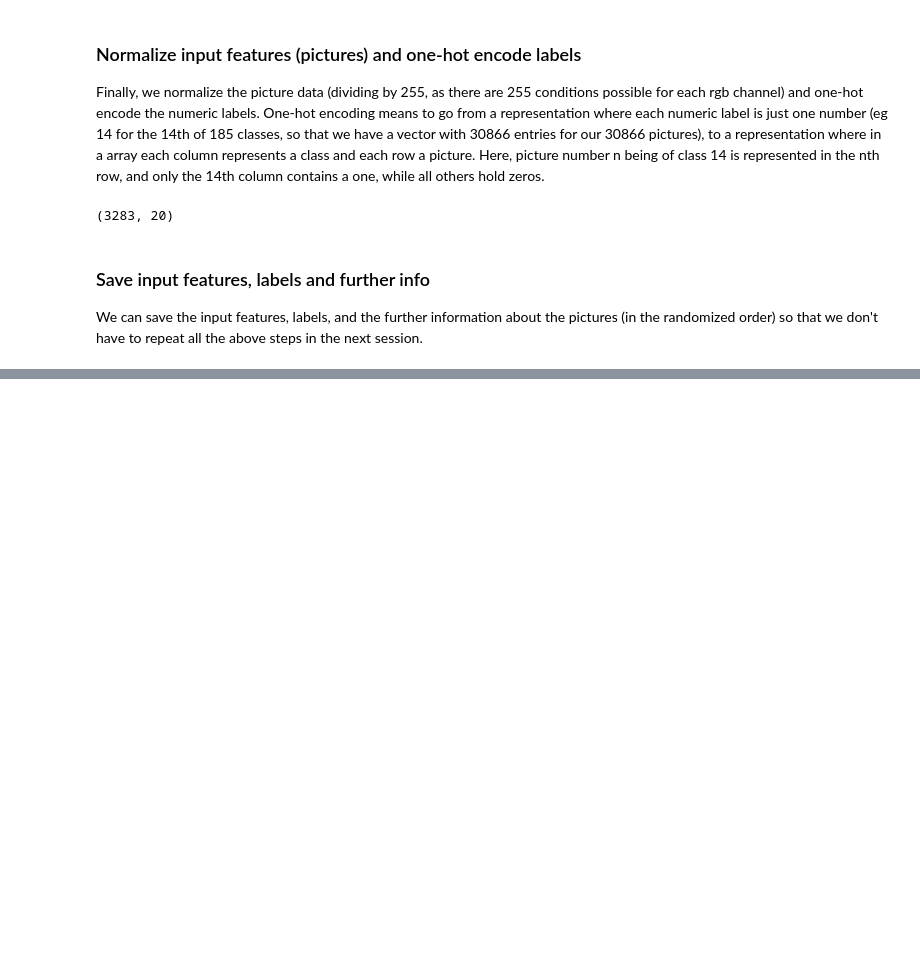
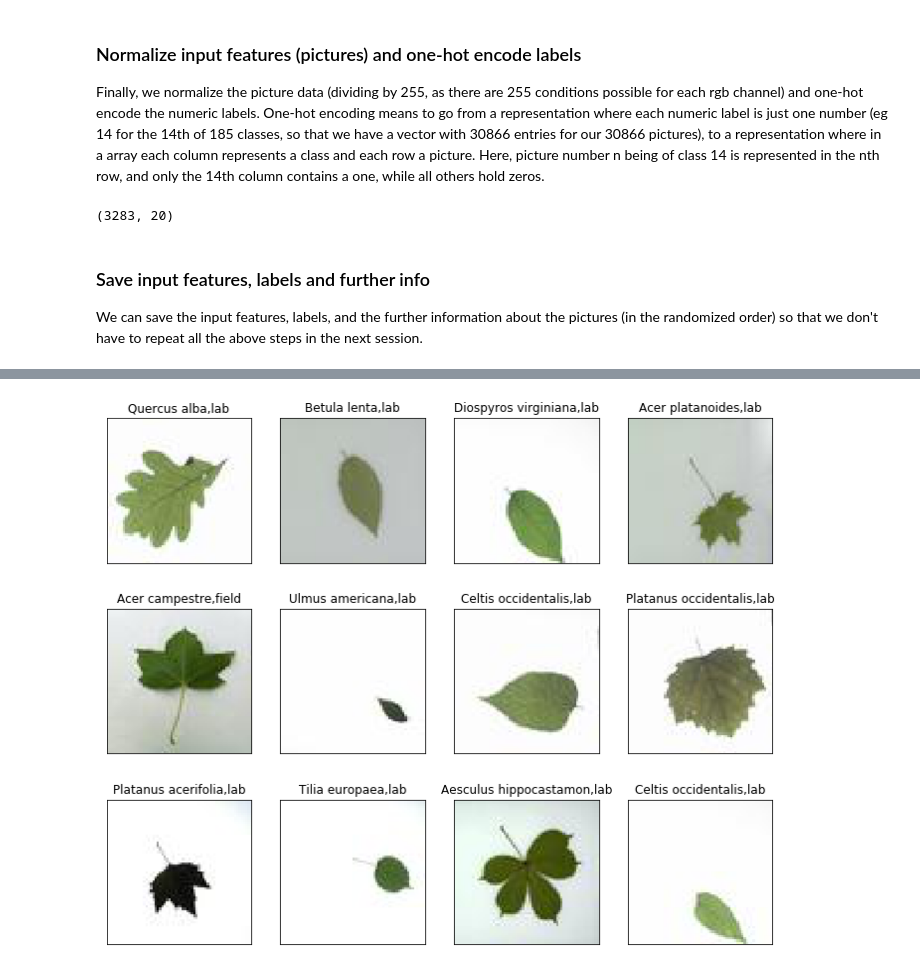
Before and after one commit to NLeSC/XAI, a Jupyter notebook: Software/LeafSnapDemo/Data_preparation.ipynb, the cells around one changed output, grey strips where cells are left out. Cells and saved outputs as stored; diff of their text form; code cells hidden in the pictures; blank space fills up the shorter version.

Commit message:
issue #66: data visualization

```diff
--- a/Software/LeafSnapDemo/Data_preparation.ipynb
+++ b/Software/LeafSnapDemo/Data_preparation.ipynb
@@ -214,7 +216,7 @@ We can save the input features, labels, and the further information about the pi
 # %%
 images_fname = os.path.join(original_data_path, "images.npz")
 labels_fname = os.path.join(original_data_path, "labels.npz")
-info_fname = os.path.join(original_data_path, "leafsnap-dataset-20subset-images-enhanced-randomized.txt")
-np.savez(images_fname, images)
-np.savez(labels_fname, labels_one_hot)
-img_info_rand.to_csv(info_fname, index=False)
+info_fname_rand = os.path.join(original_data_path, "leafsnap-dataset-20subset-images-enhanced-randomized.txt")
+np.savez(images_fname, images=images)
+np.savez(labels_fname, labels_one_hot=labels_one_hot)
+img_info_rand.to_csv(info_fname_rand, index=False)
@@ -220,0 +225,13 @@ img_info_rand.to_csv(info_fname, index=False)
+# %%
+# load data
+image_data = np.load(images_fname)
+info_data = pd.read_csv(info_fname_rand)
+
+images = image_data['images']
+labels = info_data["label"]
+sources = info_data["source"]
+
+print('Image size: ', np.shape(images))
+print('Labels size: ', np.shape(labels))
+
+info_data.tail()
@@ -220,0 +247,6 @@ img_info_rand.to_csv(info_fname, index=False)
+# %%
+from code import data as d
+
+d.plot_12images(images, labels, sources, figsize=(12,10))
+# %% [output]
+[figure, added]
```
Also changed, not shown: parts of 3 cells of this notebook, 2 other files.
